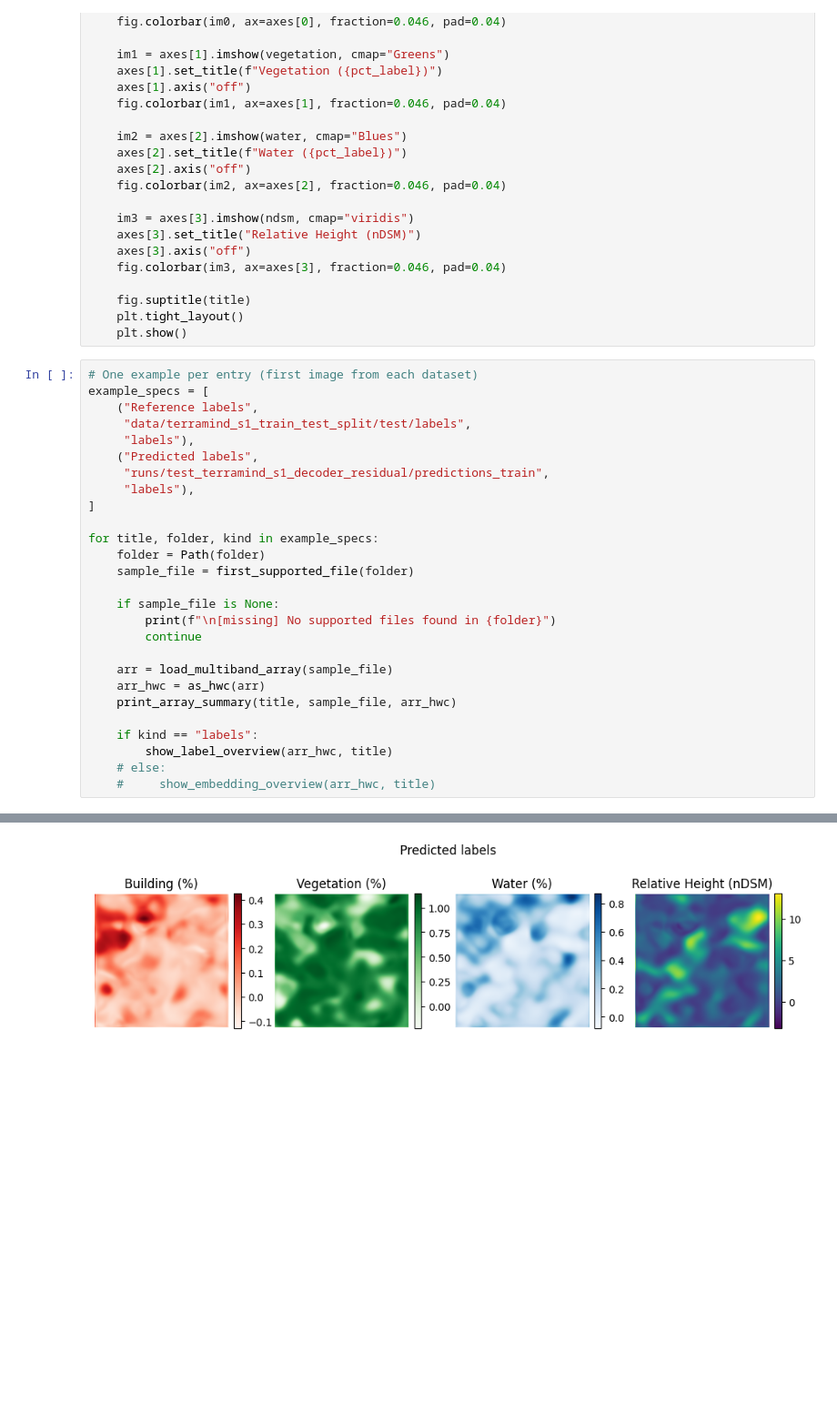
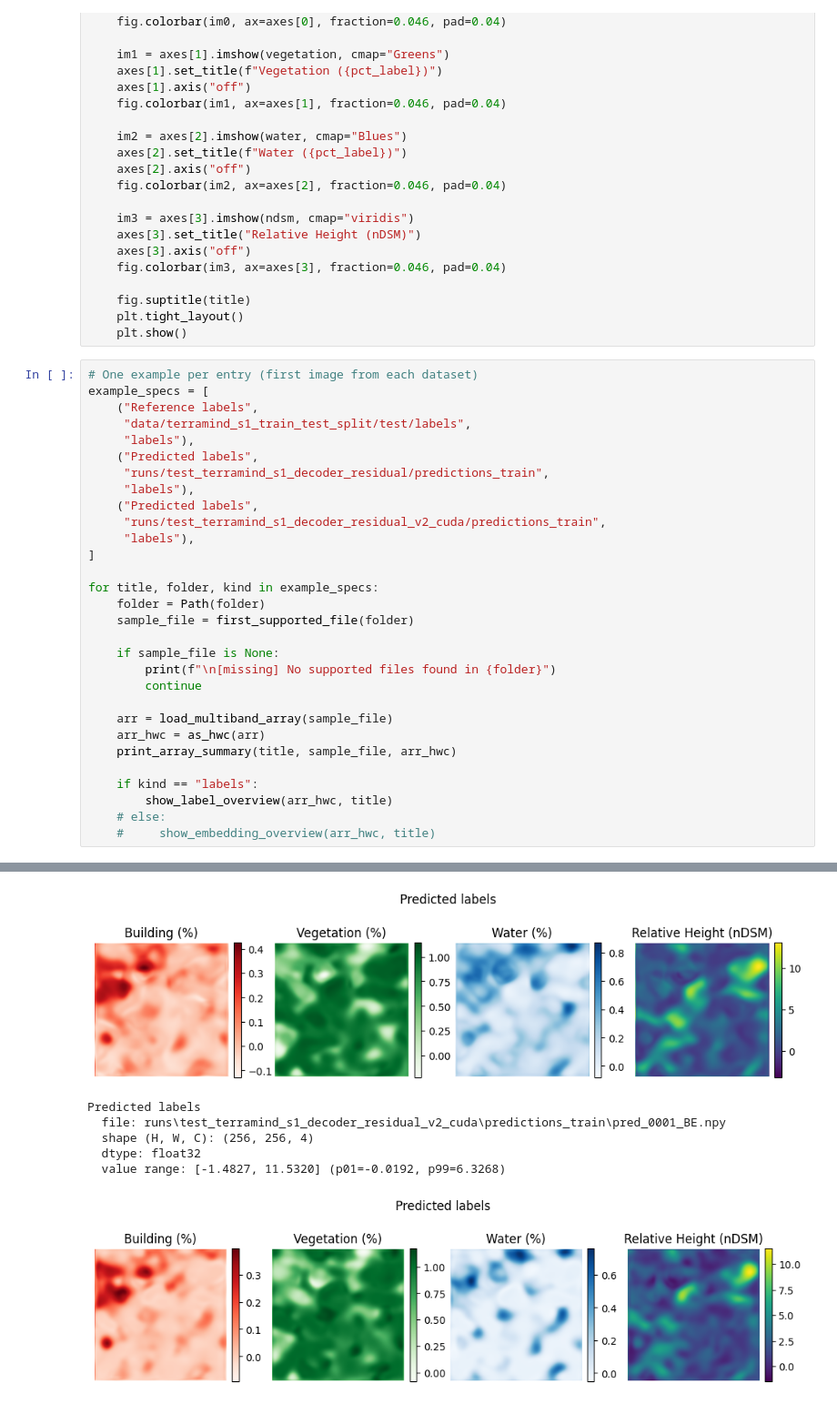
Before and after one commit to mstaczek/philab-geofm-challenge, a Jupyter notebook: visualize_predictions.ipynb, the cells around one changed output, grey strips where cells are left out. Shown at 91% size. Cells and saved outputs as stored; diff of their text form; blank space fills up the shorter version.

Commit message:
Try training for a few more epochs

```diff
--- a/visualize_predictions.ipynb
+++ b/visualize_predictions.ipynb
@@ -269,35 +269,44 @@ example_specs = [
      "labels"),
     ("Predicted labels",
      "runs/test_terramind_s1_decoder_residual/predictions_train",
+     "labels"),
+    ("Predicted labels",
+     "runs/test_terramind_s1_decoder_residual_v2_cuda/predictions_train",
      "labels"),
 ]
 
 for title, folder, kind in example_specs:
     folder = Path(folder)
     sample_file = first_supported_file(folder)
 
     if sample_file is None:
         print(f"\n[missing] No supported files found in {folder}")
         continue
 
     arr = load_multiband_array(sample_file)
     arr_hwc = as_hwc(arr)
     print_array_summary(title, sample_file, arr_hwc)
 
     if kind == "labels":
         show_label_overview(arr_hwc, title)
     # else:
     #     show_embedding_overview(arr_hwc, title)
 # %% [output]
 Reference labels
   file: data\terramind_s1_train_test_split\test\labels\label_0001_BE_2023.tif
   shape (H, W, C): (256, 256, 4)
   dtype: float32
   value range: [0.0000, 27.2048] (p01=0.0000, p99=16.9045)
 [figure]
 Predicted labels
   file: runs\test_terramind_s1_decoder_residual\predictions_train\pred_0001_BE.npy
   shape (H, W, C): (256, 256, 4)
   dtype: float32
   value range: [-3.1961, 13.0519] (p01=-0.2796, p99=8.3840)
 [figure]
+Predicted labels
+  file: runs\test_terramind_s1_decoder_residual_v2_cuda\predictions_train\pred_0001_BE.npy
+  shape (H, W, C): (256, 256, 4)
+  dtype: float32
+  value range: [-1.4827, 11.5320] (p01=-0.0192, p99=6.3268)
+[figure, added]
```
Also changed, not shown: 2 other files.
